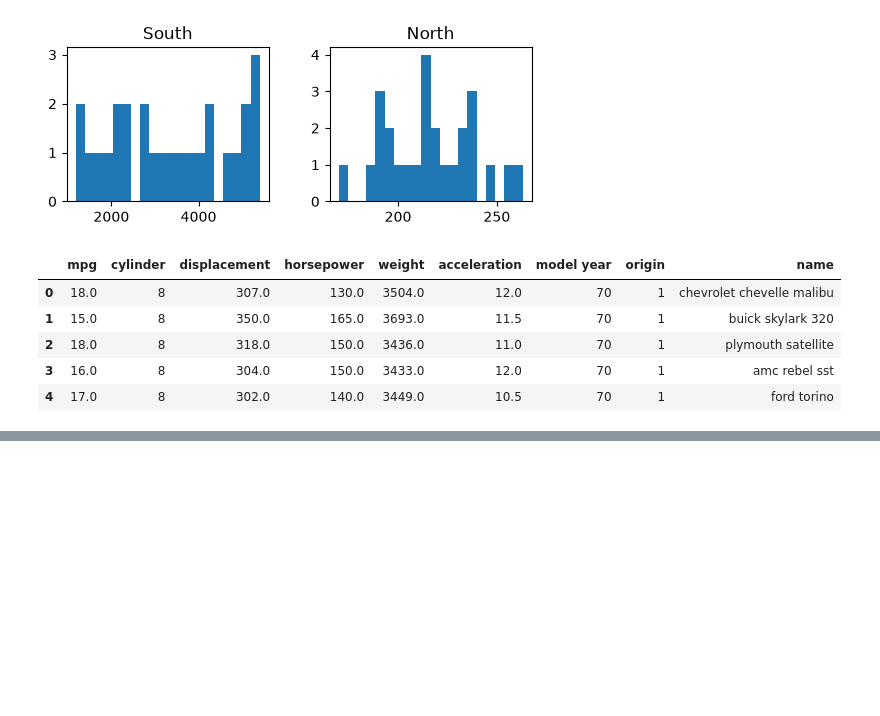
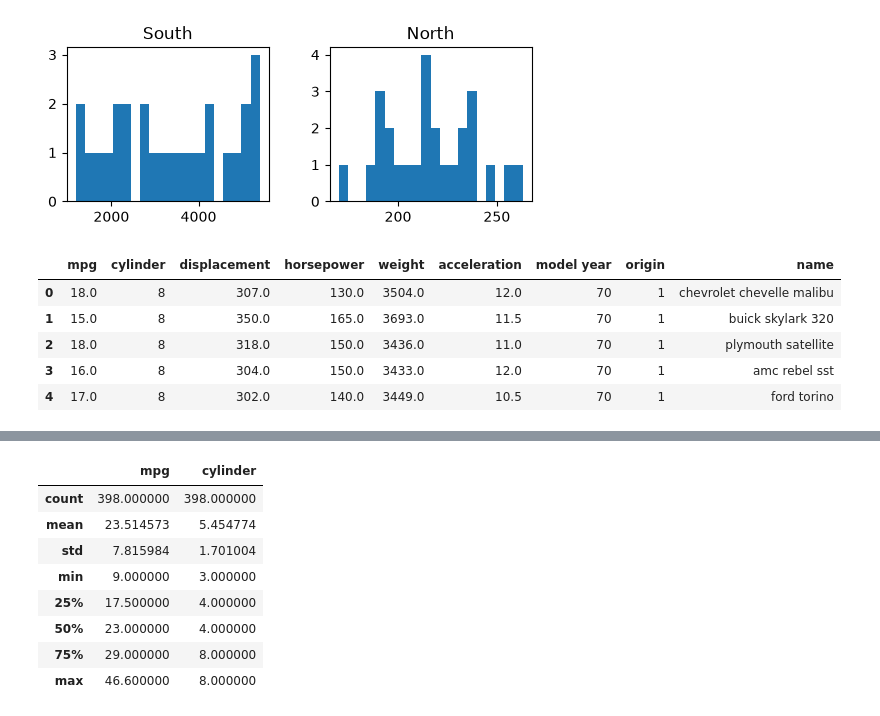
Before and after one commit to leejw4992-a11y/17-data-analytics, a Jupyter notebook: 03_데이터살펴보기/03_내장그래프도구.ipynb, the cells around one changed output, grey strips where cells are left out. Saved outputs shown, nothing was run; the diff lists cells and outputs as text; code cells hidden in the pictures; blank space fills up the shorter version.

```diff
--- a/03_데이터살펴보기/03_내장그래프도구.ipynb
+++ b/03_데이터살펴보기/03_내장그래프도구.ipynb
@@ -227,0 +247,12 @@ df
+# %%
+df[["mpg","cylinder"]].describe()
+# %% [output]
+|  | mpg | cylinder |
+| count | 398.000000 | 398.000000 |
+| mean | 23.514573 | 5.454774 |
+| std | 7.815984 | 1.701004 |
+| min | 9.000000 | 3.000000 |
+| 25% | 17.500000 | 4.000000 |
+| 50% | 23.000000 | 4.000000 |
+| 75% | 29.000000 | 8.000000 |
+| max | 46.600000 | 8.000000 |
```
Also changed, not shown: parts of 3 cells of this notebook, 6 other files.
